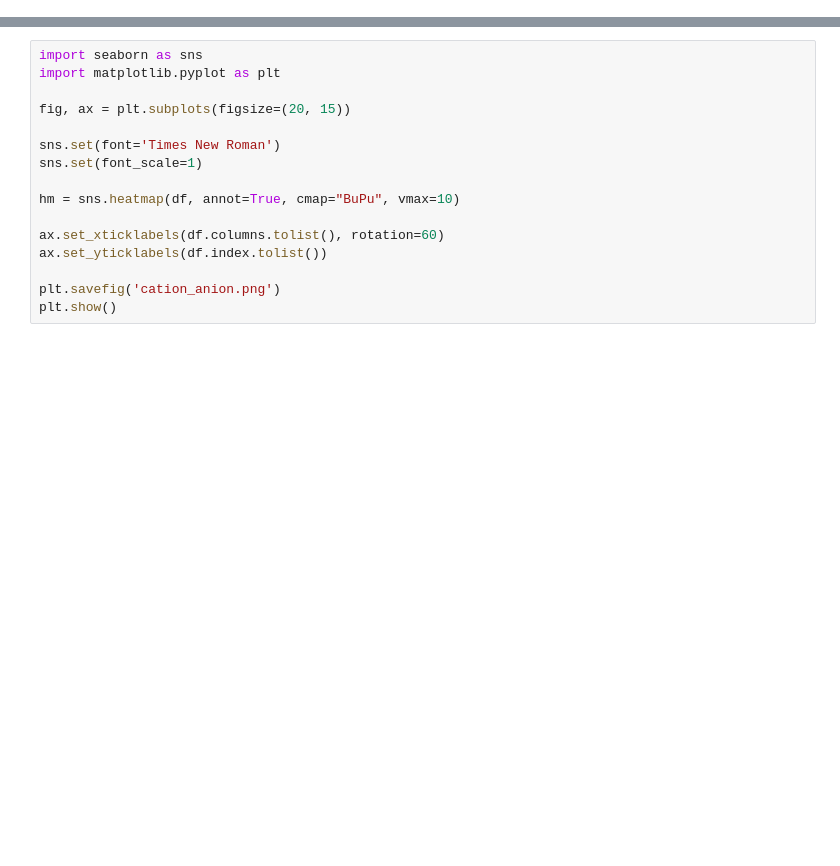
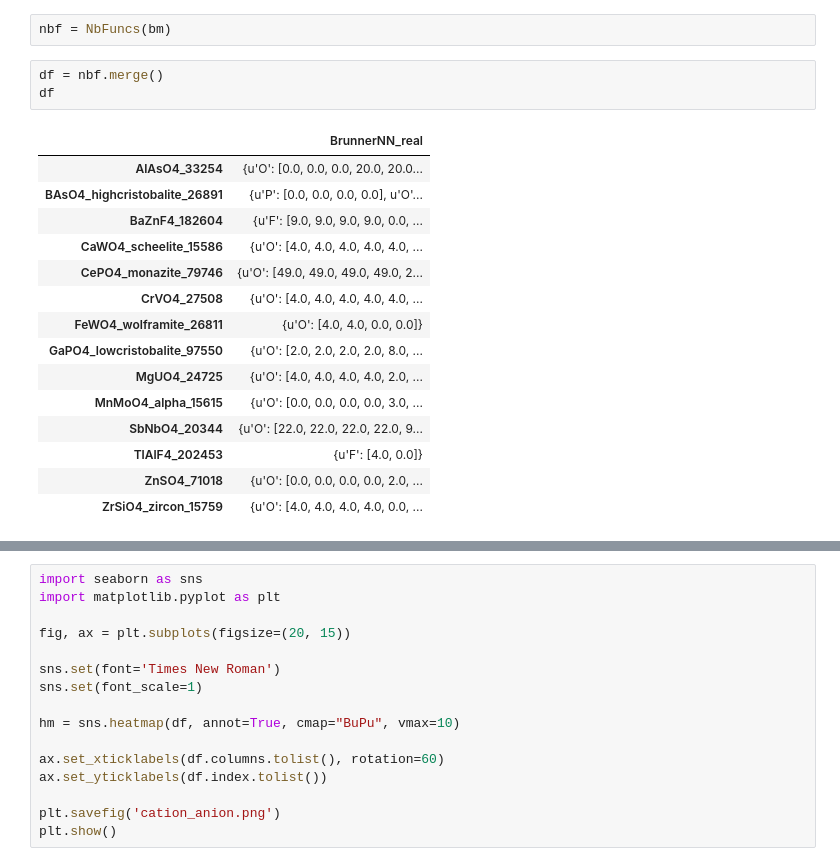
Before and after one commit to hackingmaterials/materials-coord, a Jupyter notebook: examples/testing_nb.ipynb, the cells around one changed output, grey strips where cells are left out. Drawn from its saved outputs; the diff is of its cells as text; blank space fills up the shorter version.

```diff
--- a/examples/testing_nb.ipynb
+++ b/examples/testing_nb.ipynb
@@ -60,0 +61,21 @@ report
+# %%
+nbf = NbFuncs(bm)
+# %%
+df = nbf.merge()
+df
+# %% [output]
+|  | BrunnerNN_real |
+| AlAsO4_33254 | {u'O': [0.0, 0.0, 0.0, 20.0, 20.0... |
+| BAsO4_highcristobalite_26891 | {u'P': [0.0, 0.0, 0.0, 0.0], u'O'... |
+| BaZnF4_182604 | {u'F': [9.0, 9.0, 9.0, 9.0, 0.0, ... |
+| CaWO4_scheelite_15586 | {u'O': [4.0, 4.0, 4.0, 4.0, 4.0, ... |
+| CePO4_monazite_79746 | {u'O': [49.0, 49.0, 49.0, 49.0, 2... |
+| CrVO4_27508 | {u'O': [4.0, 4.0, 4.0, 4.0, 4.0, ... |
+| FeWO4_wolframite_26811 | {u'O': [4.0, 4.0, 0.0, 0.0]} |
+| GaPO4_lowcristobalite_97550 | {u'O': [2.0, 2.0, 2.0, 2.0, 8.0, ... |
+| MgUO4_24725 | {u'O': [4.0, 4.0, 4.0, 4.0, 2.0, ... |
+| MnMoO4_alpha_15615 | {u'O': [0.0, 0.0, 0.0, 0.0, 3.0, ... |
+| SbNbO4_20344 | {u'O': [22.0, 22.0, 22.0, 22.0, 9... |
+| TlAlF4_202453 | {u'F': [4.0, 0.0]} |
+| ZnSO4_71018 | {u'O': [0.0, 0.0, 0.0, 0.0, 2.0, ... |
+| ZrSiO4_zircon_15759 | {u'O': [4.0, 4.0, 4.0, 4.0, 0.0, ... |
```
Also changed, not shown: parts of 4 cells of this notebook, 5 other files.
